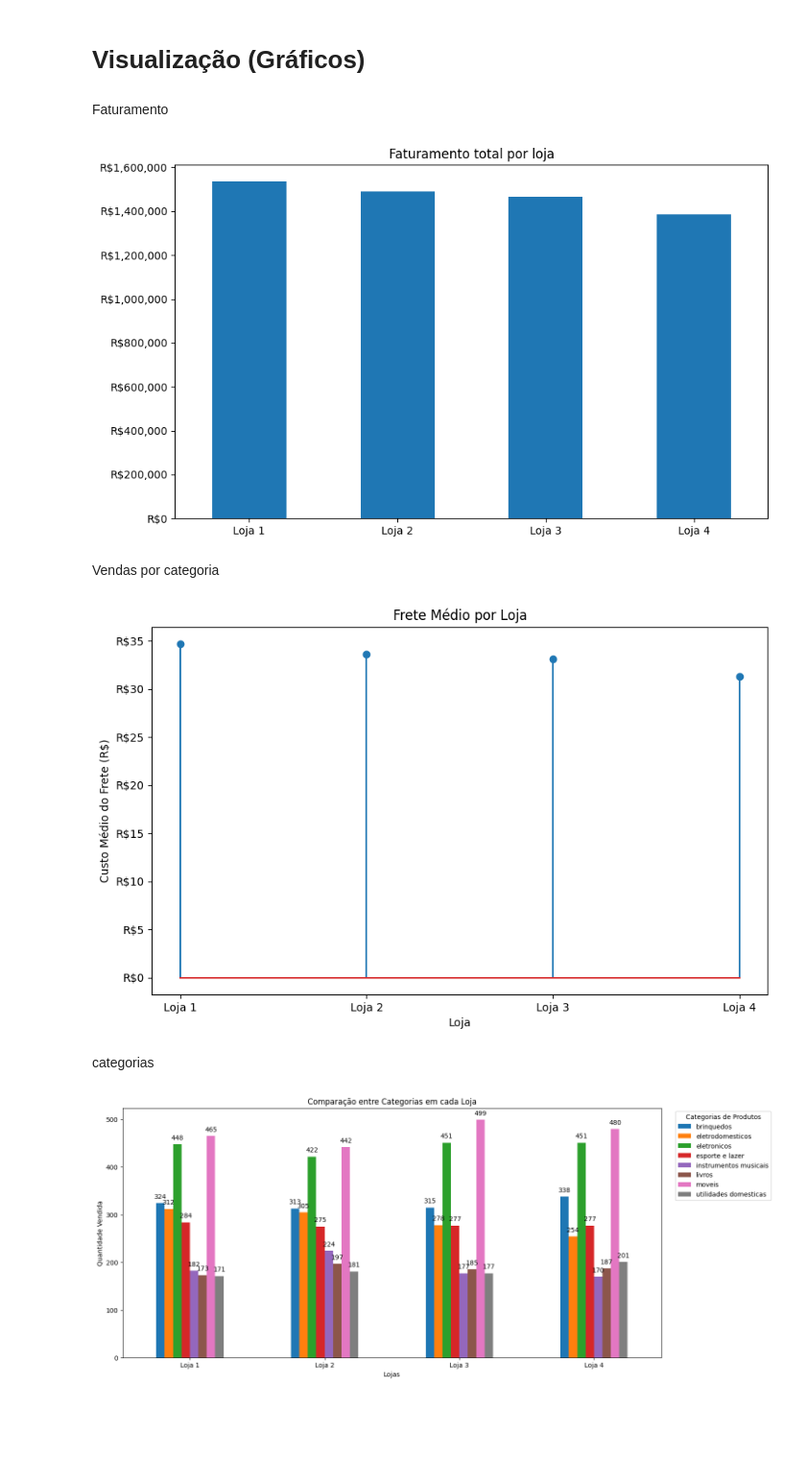
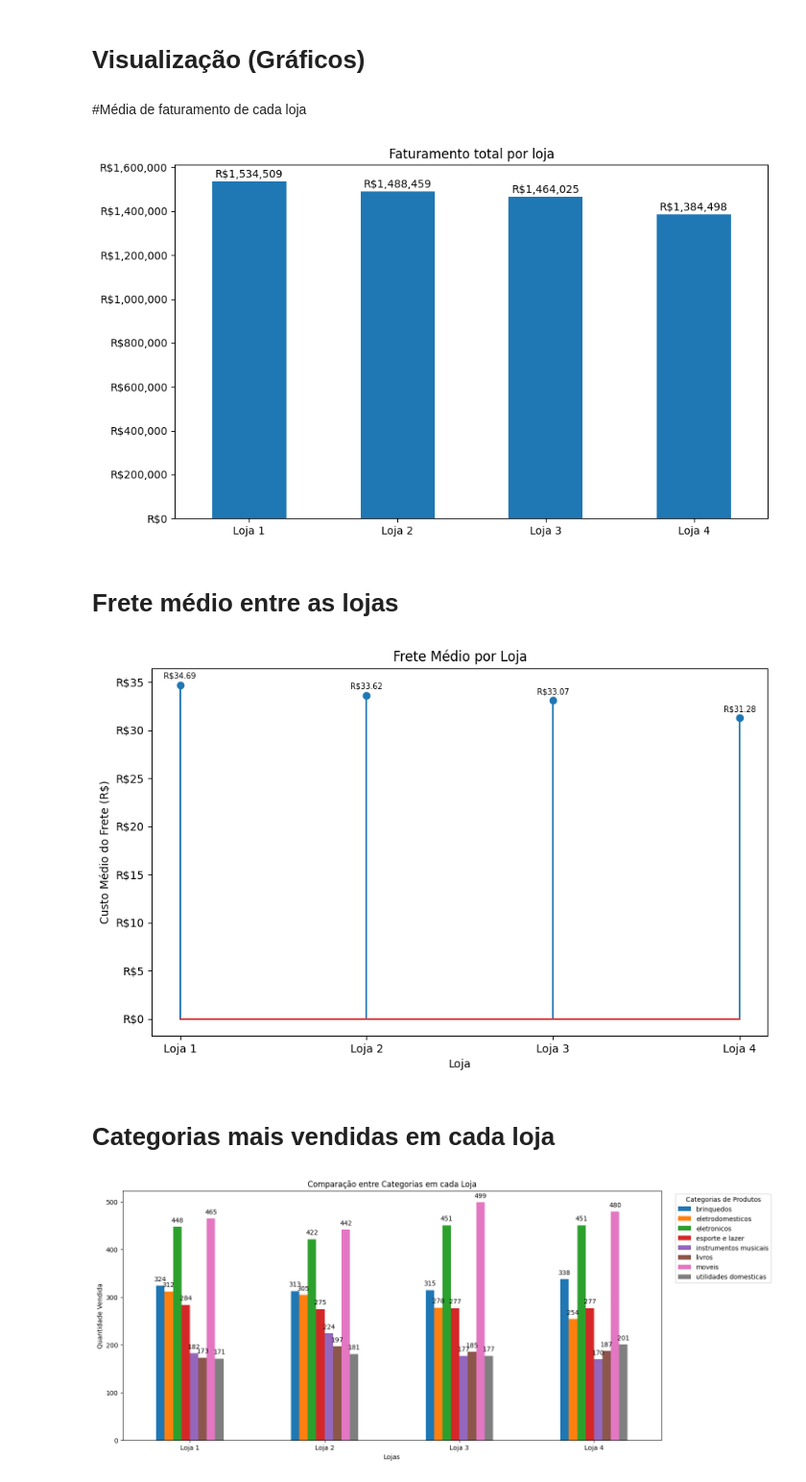
Before and after one commit to tama9-ball/challenge-alura-store, a Jupyter notebook: AluraStoreBrasil.ipynb, the cells around one changed output. Shown at 96% size. Saved outputs shown, nothing was run; the diff lists cells and outputs as text; code cells hidden in the pictures; blank space fills up the shorter version.

```diff
--- a/AluraStoreBrasil.ipynb
+++ b/AluraStoreBrasil.ipynb
@@ -161,27 +161,37 @@ Média de frete da Loja 3: 33.07446427411743
 Média de frete da Loja 4: 31.278997081841727
 # %% [markdown]
 # Visualização (Gráficos)
-# %% [markdown]
-Faturamento
+# %% [markdown]
+#Média de faturamento de cada loja
 # %%
-grf1 = dados_faturamento.plot(kind = 'bar', title = 'Faturamento total por loja', rot = 0, figsize = (10, 6))
+grf1 = dados_faturamento.plot(kind = 'bar', title = 'Faturamento total por loja', rot = 0, figsize = (10, 6)) #gera o gráfico
 grf1.yaxis.set_major_formatter(formatador)
+
+for barra in grf1.patches: #coloca o valor exato em cima de cada barra
+    valor = barra.get_height()
+    texto_valor = f'R${valor:,.0f}'
+
+    grf1.annotate(texto_valor, (barra.get_x() + barra.get_width() / 2, valor), ha='center', va='bottom', xytext=(0, 2), textcoords='offset points')
 # %% [output]
-[figure, old version]
+[figure, new version]
-# %% [markdown]
-Vendas por categoria
+# %% [markdown]
+# Frete médio entre as lojas
 # %%
-plt.figure(figsize =(10,6))
+plt.figure(figsize =(10,6)) #gera o gráfico
 plt.stem(dados_frete.index, dados_frete.values)
 plt.title('Frete Médio por Loja')
 plt.ylabel('Custo Médio do Frete (R$)')
 plt.xlabel('Loja')
 plt.gca().yaxis.set_major_formatter(formatador)
+
+for i, media_valor in enumerate(dados_frete.values): #adiciona o valor exaato pra cada ponto
+    plt.text( x=i, y=media_valor + 0.5, s=f'R${media_valor:.2f}', ha='center', va='bottom', fontsize=7)
+
 plt.show()
 # %% [output]
-[figure, old version]
+[figure, new version]
-# %% [markdown]
-categorias
+# %% [markdown]
+# Categorias mais vendidas em cada loja
 # %%
 comparacao_categorias = categorias_dados.T
 
```
Also changed, not shown: parts of 5 cells of this notebook.
